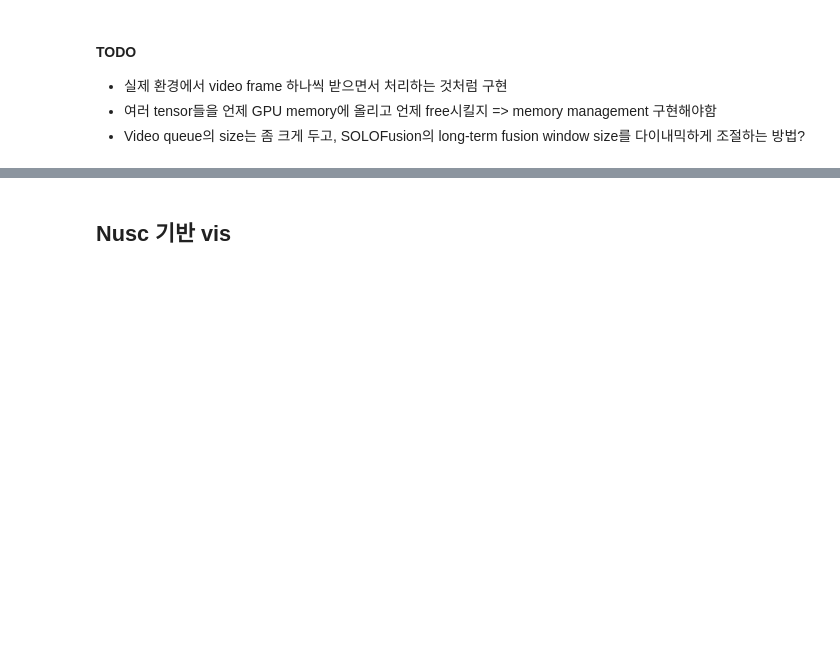
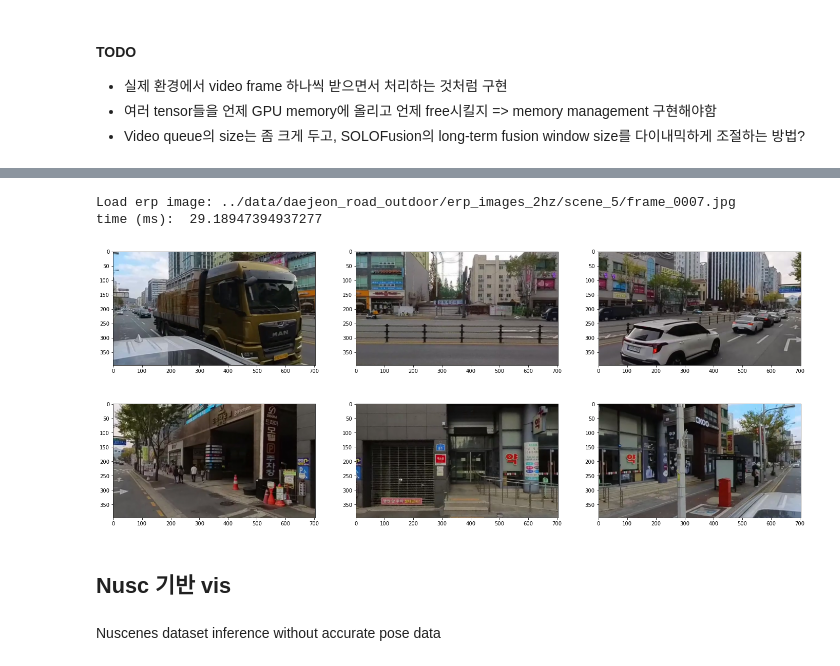
Before and after one commit to jeho-lee/Insta360-BEVDet, a Jupyter notebook: bevdet_insta360_test.ipynb, the cells around one changed output, grey strips where cells are left out. Cells and saved outputs as stored; diff of their text form; code cells hidden in the pictures; blank space fills up the shorter version.

```diff
--- a/bevdet_insta360_test.ipynb
+++ b/bevdet_insta360_test.ipynb
@@ -483,6 +484,8 @@ distributed = False
 if '4D' in cfg.model.type: # video-based or not
     cfg.model.align_after_view_transfromation = True
 cfg.model.train_cfg = None
+
+cfg.model.img_view_transformer.accelerate = True
 
 model = build_model(cfg.model, test_cfg=cfg.get('test_cfg'))
 
@@ -525,7 +528,9 @@ phi_centers = [0]
 # 중요! 704, 256은 aspect ratio가 다름. 원래 코드에서도 704, 396으로 resize하고 추후에 704, 256으로 crop함
 tangent_h = 396 # 900 # 396
 tangent_w = 704 # 1600 # 704
+
 fov  = [70, 39.375]
+
 erp_h, erp_w = 1920, 3840
 
 n_patch, grid = createProjectGrid(erp_h, erp_w, tangent_h, tangent_w, num_rows, num_cols, phi_centers, fov)
@@ -1133,3 +1134,65 @@ Load erp image: ../data/daejeon_road_outdoor/erp_images_10hz/scene_3/frame_0003.
+# %%
+tangent_h = 396 # 900 # 396
+tangent_w = 704 # 1600 # 704
+
+fov  = [70, 39.375]
+
+erp_h, erp_w = 1920, 3840
+
+vis_tangent_h = 396 # 150 # 396
+vis_tangent_w = 704 # 267 # 704
+
+n_patch, vis_grid = createProjectGrid(erp_h, erp_w, vis_tangent_h, vis_tangent_w, num_rows, num_cols, phi_centers, fov)
+vis_grid = vis_grid.to(device)
+
+""" Init projection grid and ERP image for VIS """
+vis_erp_img = get_erp_img(erp_files[sample_idx]) # current erp image
+vis_erp_img = vis_erp_img.to(device)
+
+torch.cuda.synchronize() # @@@@@@@@@@@@@@@@@@@@@@@@@@@@@@@@@@@@@
+start_time = time.perf_counter() # @@@@@@@@@@@@@@@@@@@@@@@@@@@@@
+
+vis_persp = F.grid_sample(vis_erp_img, vis_grid, mode='bilinear', padding_mode='zeros', align_corners=True)
+vis_persp_reshape = F.unfold(vis_persp, kernel_size=(vis_tangent_h, vis_tangent_w), stride=(vis_tangent_h, vis_tangent_w))
+vis_persp_reshape = vis_persp_reshape.reshape(1, 3, vis_tangent_h, vis_tangent_w, n_patch).cpu()
+
+torch.cuda.synchronize() # @@@@@@@@@@@@@@@@@@@@@@@@@@@@@@@@@@@@@
+elapsed = time.perf_counter() - start_time # @@@@@@@@@@@@@@@@@@@
+print("time (ms): ", elapsed * 1000) # @@@@@@@@@@@@@@@@@@@@@@@@@
+
+# Visualize Raw images
+patch_num = 0
+for num_col in num_cols:
+    patch_num = num_col + patch_num
+
+_, ax = plt.subplots(2, 3, figsize=(24, 10))
+j = 0
+for i in range(patch_num):
+    patch_cnt = i
+    if i == 3:
+        j += 1
+    i = i % 3
+
+    cur_patch = vis_persp_reshape[0, :, :, :, patch_cnt].permute(1, 2, 0).numpy()
+    cur_patch = cur_patch * 255
+    ax[j, i].imshow(cur_patch[:,:,[2,1,0]].astype(np.uint8), aspect=1)
+
+    # CROP
+    # cur_patch = vis_persp_reshape[0, :, :, :, patch_cnt].permute(1, 2, 0).numpy()
+    # cur_patch = cur_patch * 255
+    # img = cur_patch[:,:,[2,1,0]].astype(np.uint8)
+
+    # vis_crop = (0, 327, 1600, 900)
+    # img = transforms.ToPILImage()(img) # time (ms):  5.7
+    # img = img.crop(vis_crop)
+
+    # ax[j, i].imshow(img, aspect=1)
+
+plt.show()
+# %% [output]
+Load erp image: ../data/daejeon_road_outdoor/erp_images_2hz/scene_5/frame_0007.jpg
+time (ms):  29.18947394937277
+[figure, added]
 # %% [markdown]
 ## Nusc 기반 vis
 # %%
@@ -1164,3 +1227,5 @@ Load erp image: ../data/daejeon_road_outdoor/erp_images_10hz/scene_3/frame_0003.
 #         sum += inference_time
 #         print("inference time (ms): ", inference_time)
 # print(sum / cnt)
+# %% [markdown]
+Nuscenes dataset inference without accurate pose data
```
Also changed, not shown: parts of 11 cells of this notebook, 2 other files.
